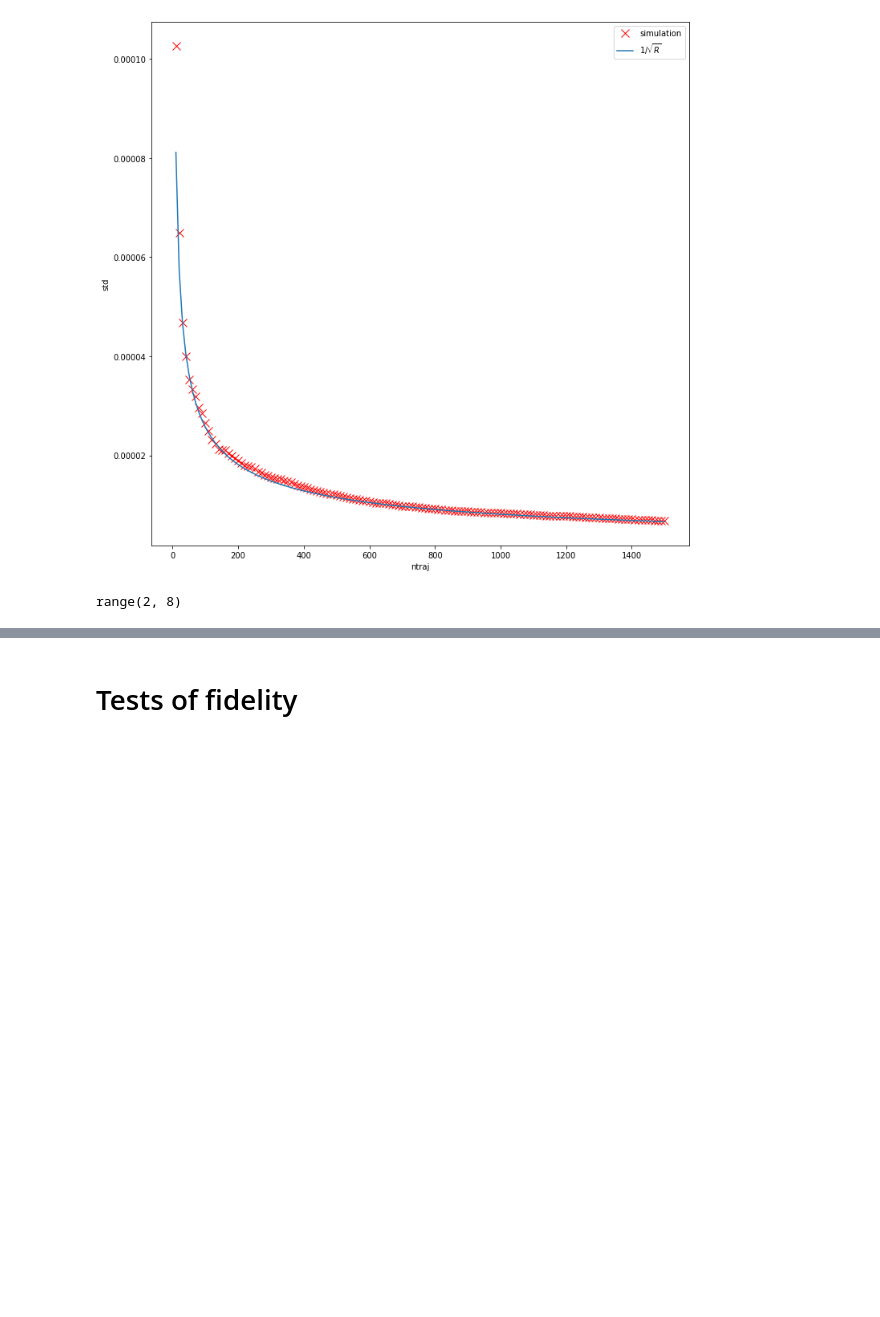
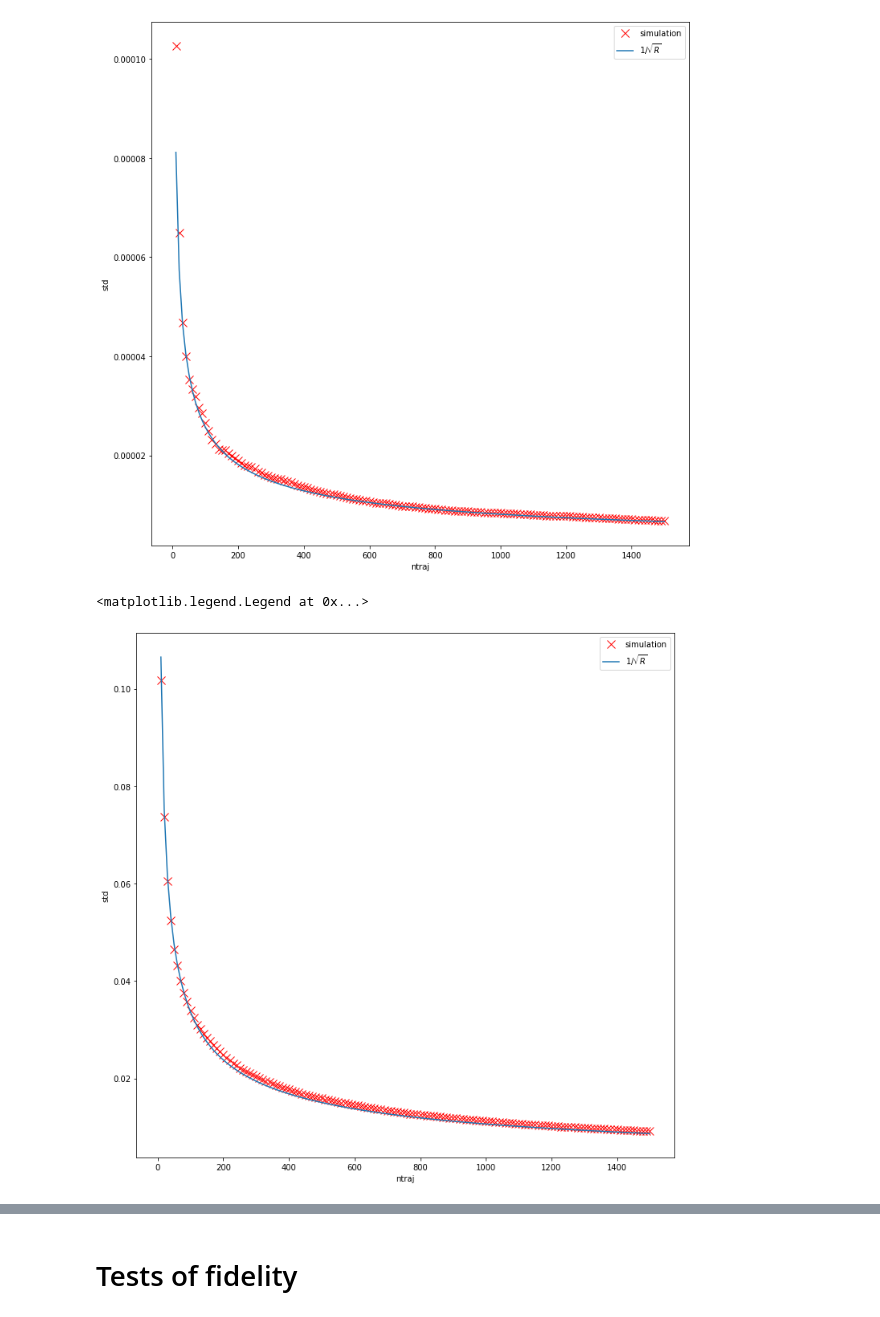
Before and after one commit to aaronleesander/QHack2023, a Jupyter notebook: emiliano/density_vs_sv/runtime_analysis.ipynb, the cells around one changed output, grey strips where cells are left out. Drawn from its saved outputs; the diff is of its cells as text; code cells hidden in the pictures; blank space fills up the shorter version.

```diff
--- a/emiliano/density_vs_sv/runtime_analysis.ipynb
+++ b/emiliano/density_vs_sv/runtime_analysis.ipynb
@@ -246,7 +250,17 @@ plt.legend()
 # %% [output]
 <matplotlib.legend.Legend at 0x...>
 [figure]
-# %%
-num_wires_list
-# %% [output]
-range(2, 8)
+# %%
+ntrajs_paper, stds_paper, exp_paper, scale_paer = calculate_std_vs_ntraj(ideal_dm[3], states_5q, mode='paper')
+# %%
+scale_paer = exp_paper[7]/stds_paper[7]
+# %%
+plt.figure(figsize=(12,12))
+plt.plot(ntrajs_paper[1:], stds_paper, 'rx', markersize=10,label='simulation')
+plt.plot(ntrajs_paper[1:], exp_paper/scale_paer, label=r"$1/\sqrt{R}$")
+plt.xlabel('ntraj')
+plt.ylabel('std')
+plt.legend()
+# %% [output]
+<matplotlib.legend.Legend at 0x...>
+[figure, added]
```
Also changed, not shown: parts of 11 cells of this notebook, 3 other files.
